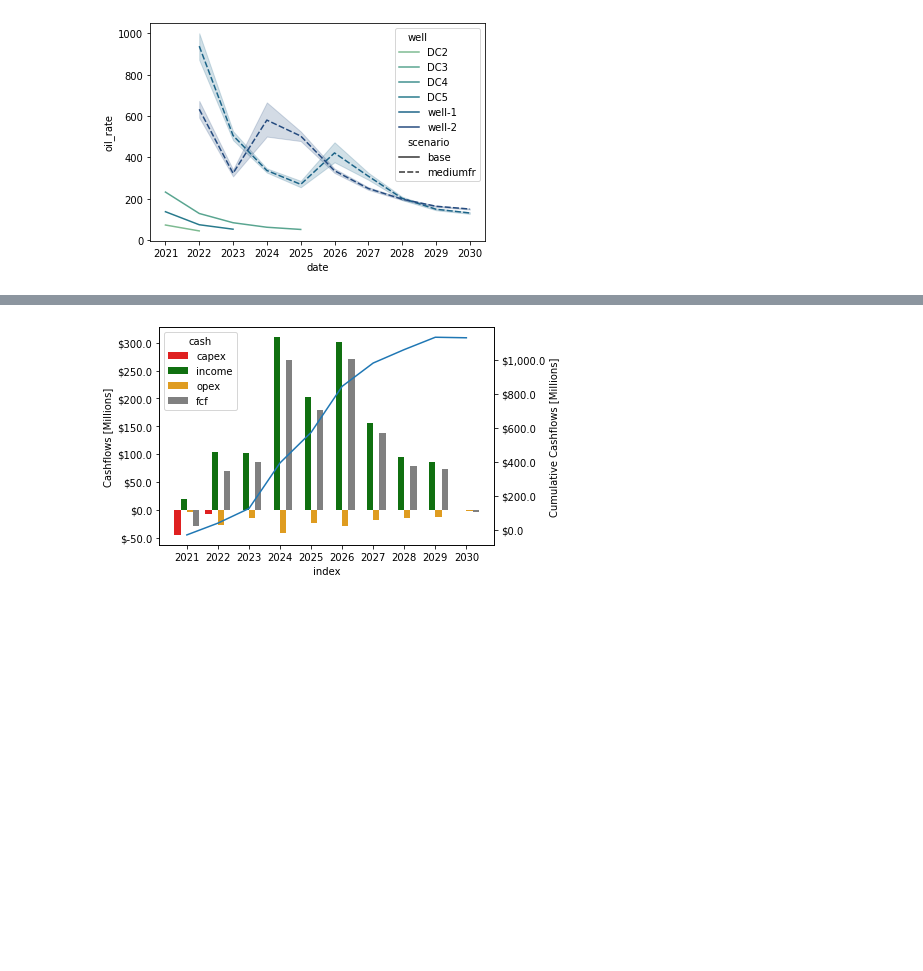
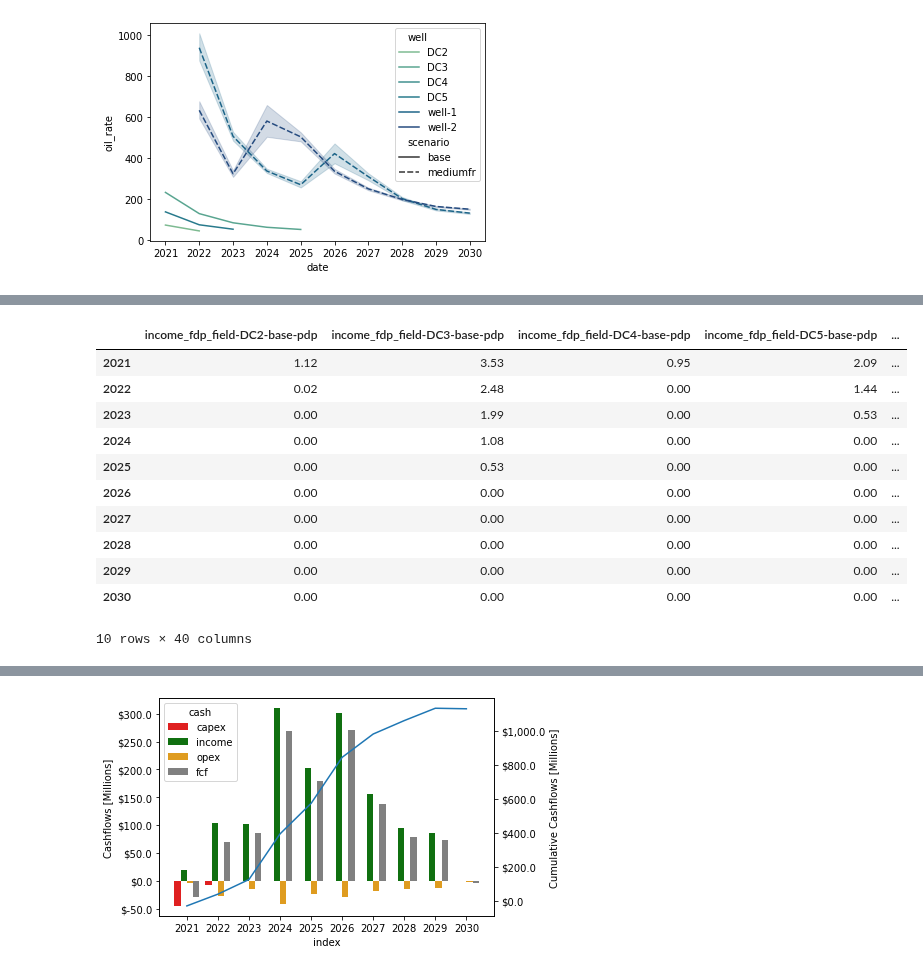
Before and after one commit to scuervo91/dcapy, a Jupyter notebook: examples/4-schedules/4e-Tutorial_WellsGroup_yml.ipynb, the cells around one changed output, grey strips where cells are left out. Saved outputs shown, nothing was run; the diff lists cells and outputs as text; code cells hidden in the pictures; blank space fills up the shorter version.

```diff
--- a/examples/4-schedules/4e-Tutorial_WellsGroup_yml.ipynb
+++ b/examples/4-schedules/4e-Tutorial_WellsGroup_yml.ipynb
@@ -24,5 +367,5 @@ print(type(lp))
 # %%
-sc = lp.scenarios_maker()
+sc = case.scenarios_maker()
 sc
 # %% [output]
 [{'DC2': ['base'],
@@ -54,3 +406,4 @@ sns.lineplot(data=fwn, x=fwn.index.to_timestamp(), y='oil_rate', hue='well',styl
 # %%
 #cwn= lp.generate_cashflow(wells={'well-1':['mediumfr'],'well-2':['mediumfr']},freq_output='A')
-cwn= lp.generate_cashflow(wells=sc[3],freq_output='A')
+cwn= case.generate_cashflow(wells=sc[3],freq_output='A')
+print(len(cwn))
@@ -78,0 +416,18 @@ array([-2.99370350e+07,  1.63413506e+08,  4.17351459e+08,  5.26060904e+08,
+# %%
+fcf_0= cwn[30].fcf()
+
+#Show cashflows in Millons of dollars
+fcf_0.multiply(1e-6).round(2)
+# %% [output]
+|  | income_fdp_field-DC2-base-pdp | income_fdp_field-DC3-base-pdp | income_fdp_field-DC4-base-pdp | income_fdp_field-DC5-base-pdp | ... |
+| 2021 | 1.12 | 3.53 | 0.95 | 2.09 | ... |
+| 2022 | 0.02 | 2.48 | 0.00 | 1.44 | ... |
+| 2023 | 0.00 | 1.99 | 0.00 | 0.53 | ... |
+| 2024 | 0.00 | 1.08 | 0.00 | 0.00 | ... |
+| 2025 | 0.00 | 0.53 | 0.00 | 0.00 | ... |
+| 2026 | 0.00 | 0.00 | 0.00 | 0.00 | ... |
+| 2027 | 0.00 | 0.00 | 0.00 | 0.00 | ... |
+| 2028 | 0.00 | 0.00 | 0.00 | 0.00 | ... |
+| 2029 | 0.00 | 0.00 | 0.00 | 0.00 | ... |
+| 2030 | 0.00 | 0.00 | 0.00 | 0.00 | ... |
+10 rows × 40 columns
```
Also changed, not shown: parts of 33 cells of this notebook, 2 other files.
